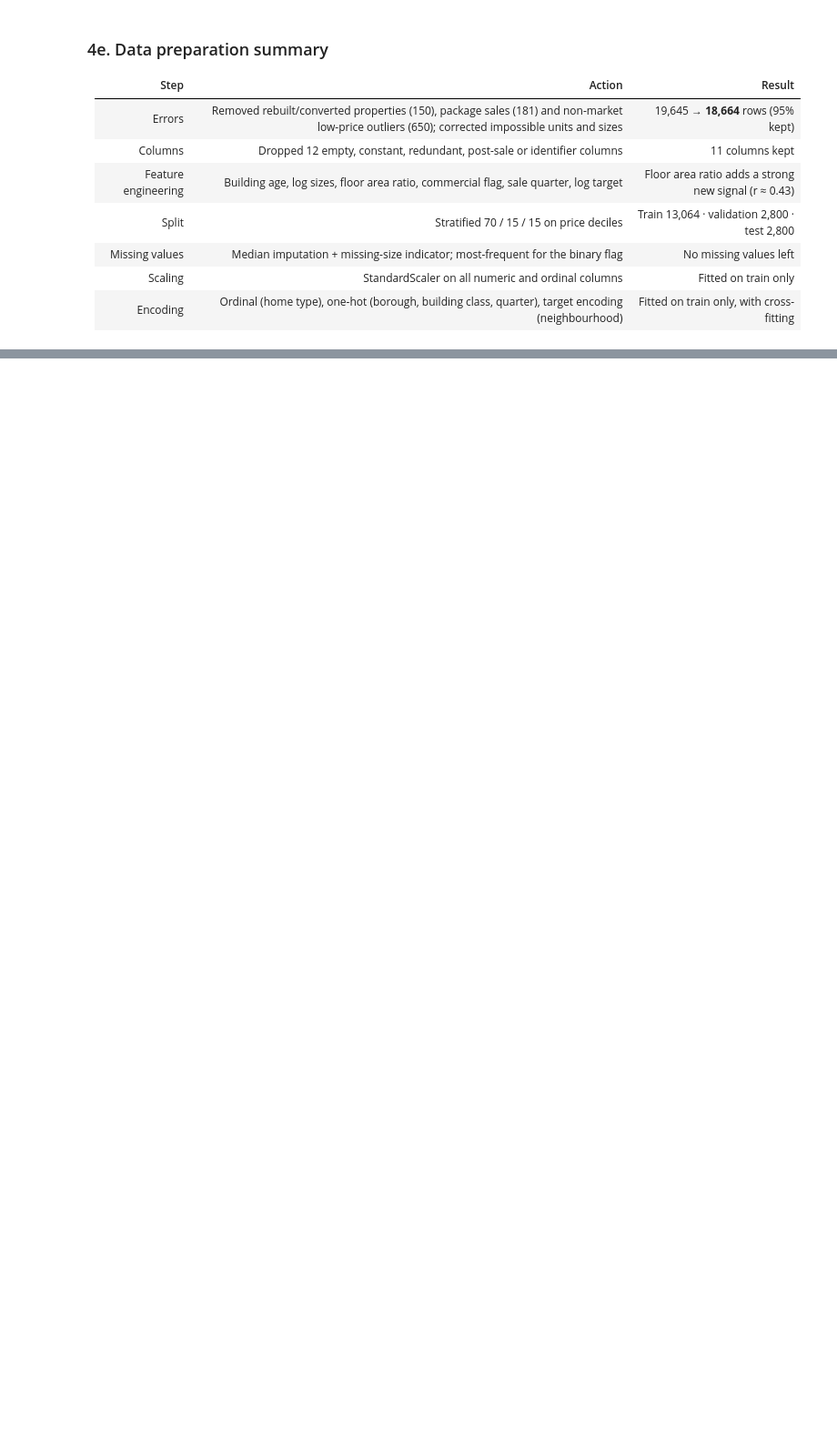
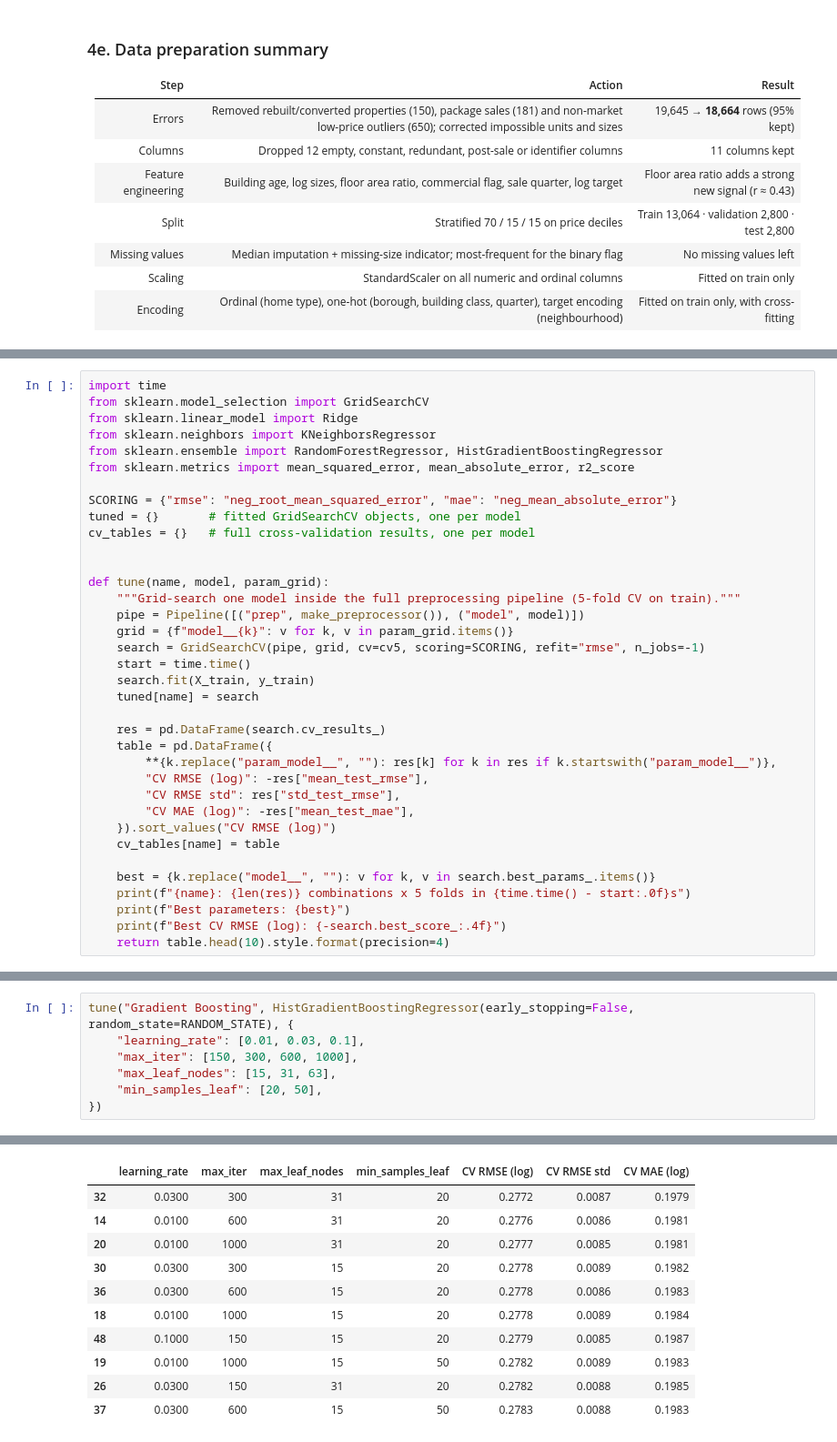
Before and after one commit to nodirbeksolijonov/MLDA-CW1-NYC-Property-Sales, a Jupyter notebook: notebooks/MLDA_CW1_NYC_Property_Sales.ipynb, the cells around one changed output, grey strips where cells are left out. Shown at 91% size. Saved outputs shown, nothing was run; the diff lists cells and outputs as text; blank space fills up the shorter version.

```diff
--- a/notebooks/MLDA_CW1_NYC_Property_Sales.ipynb
+++ b/notebooks/MLDA_CW1_NYC_Property_Sales.ipynb
@@ -1469,0 +1483,36 @@ The same `make_preprocessor()` is used inside every model's pipeline in Section
+# %%
+import time
+from sklearn.model_selection import GridSearchCV
+from sklearn.linear_model import Ridge
+from sklearn.neighbors import KNeighborsRegressor
+from sklearn.ensemble import RandomForestRegressor, HistGradientBoostingRegressor
+from sklearn.metrics import mean_squared_error, mean_absolute_error, r2_score
+
+SCORING = {"rmse": "neg_root_mean_squared_error", "mae": "neg_mean_absolute_error"}
+tuned = {}       # fitted GridSearchCV objects, one per model
+cv_tables = {}   # full cross-validation results, one per model
+
+
+def tune(name, model, param_grid):
+    """Grid-search one model inside the full preprocessing pipeline (5-fold CV on train)."""
+    pipe = Pipeline([("prep", make_preprocessor()), ("model", model)])
+    grid = {f"model__{k}": v for k, v in param_grid.items()}
+    search = GridSearchCV(pipe, grid, cv=cv5, scoring=SCORING, refit="rmse", n_jobs=-1)
+    start = time.time()
+    search.fit(X_train, y_train)
+    tuned[name] = search
+
+    res = pd.DataFrame(search.cv_results_)
+    table = pd.DataFrame({
+        **{k.replace("param_model__", ""): res[k] for k in res if k.startswith("param_model__")},
+        "CV RMSE (log)": -res["mean_test_rmse"],
+        "CV RMSE std": res["std_test_rmse"],
+        "CV MAE (log)": -res["mean_test_mae"],
+    }).sort_values("CV RMSE (log)")
+    cv_tables[name] = table
+
+    best = {k.replace("model__", ""): v for k, v in search.best_params_.items()}
+    print(f"{name}: {len(res)} combinations x 5 folds in {time.time() - start:.0f}s")
+    print(f"Best parameters: {best}")
+    print(f"Best CV RMSE (log): {-search.best_score_:.4f}")
+    return table.head(10).style.format(precision=4)
@@ -1469,0 +1618,8 @@ The same `make_preprocessor()` is used inside every model's pipeline in Section
+# %%
+tune("Gradient Boosting", HistGradientBoostingRegressor(early_stopping=False, random_state=RANDOM_STATE), {
+    "learning_rate": [0.01, 0.03, 0.1],
+    "max_iter": [150, 300, 600, 1000],
+    "max_leaf_nodes": [15, 31, 63],
+    "min_samples_leaf": [20, 50],
+})
+# %% [output]
@@ -1469,0 +1629,11 @@ The same `make_preprocessor()` is used inside every model's pipeline in Section
+|  | learning_rate | max_iter | max_leaf_nodes | min_samples_leaf | CV RMSE (log) | CV RMSE std | CV MAE (log) |
+| 32 | 0.0300 | 300 | 31 | 20 | 0.2772 | 0.0087 | 0.1979 |
+| 14 | 0.0100 | 600 | 31 | 20 | 0.2776 | 0.0086 | 0.1981 |
+| 20 | 0.0100 | 1000 | 31 | 20 | 0.2777 | 0.0085 | 0.1981 |
+| 30 | 0.0300 | 300 | 15 | 20 | 0.2778 | 0.0089 | 0.1982 |
+| 36 | 0.0300 | 600 | 15 | 20 | 0.2778 | 0.0086 | 0.1983 |
+| 18 | 0.0100 | 1000 | 15 | 20 | 0.2778 | 0.0089 | 0.1984 |
+| 48 | 0.1000 | 150 | 15 | 20 | 0.2779 | 0.0085 | 0.1987 |
+| 19 | 0.0100 | 1000 | 15 | 50 | 0.2782 | 0.0089 | 0.1983 |
+| 26 | 0.0300 | 150 | 31 | 20 | 0.2782 | 0.0088 | 0.1985 |
+| 37 | 0.0300 | 600 | 15 | 50 | 0.2783 | 0.0088 | 0.1983 |
```
Also changed, not shown: parts of 16 cells of this notebook.
